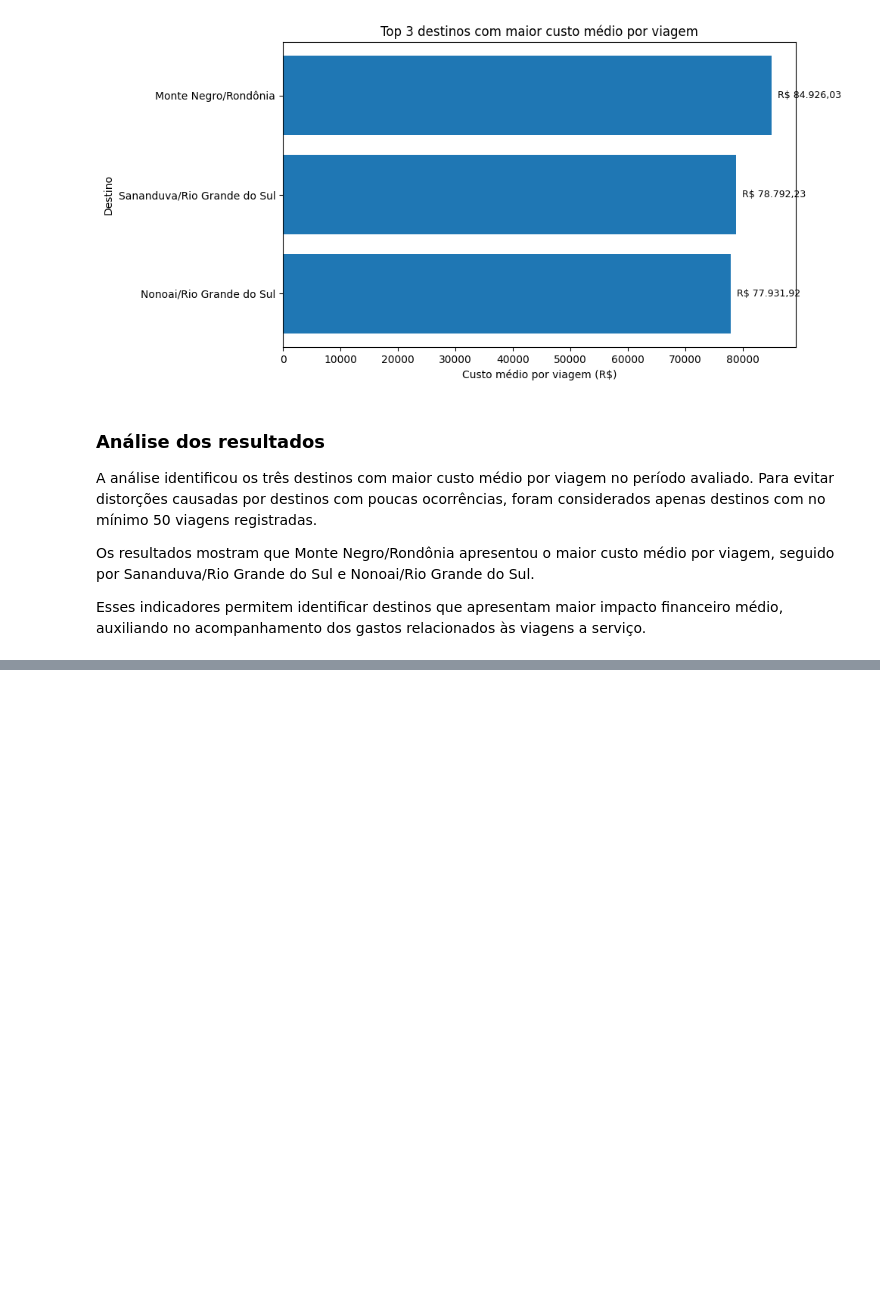
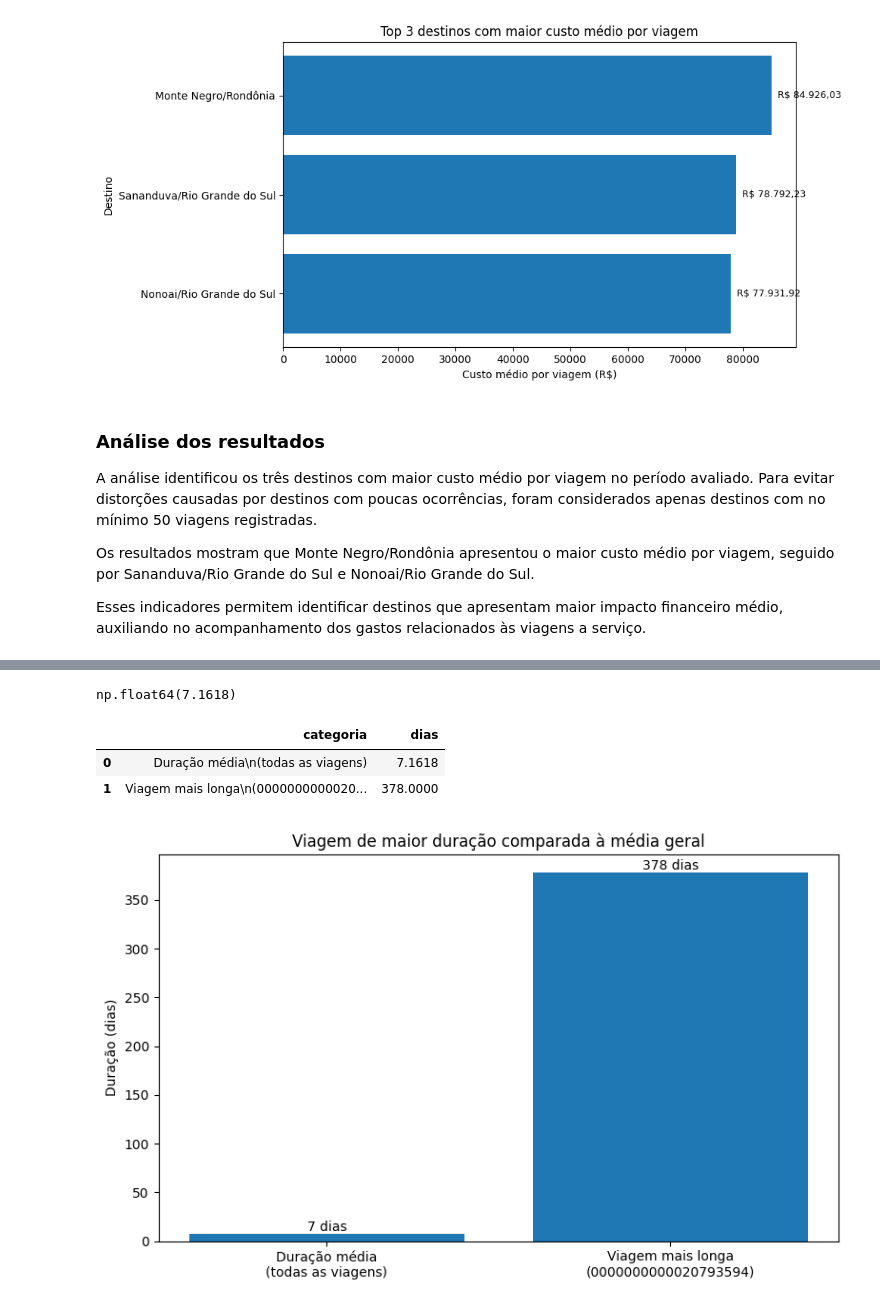
Before and after one commit to FernandaBarrosLinhares/Projeto-Final-Fernanda-Linhares, a Jupyter notebook: _MySQL/3_analise.ipynb, the cells around one changed output, grey strips where cells are left out. Saved outputs shown, nothing was run; the diff lists cells and outputs as text; code cells hidden in the pictures; blank space fills up the shorter version.

Commit message:
Pergunta numero 3, consulta, grafico e analise dos resultados.

```diff
--- a/_MySQL/3_analise.ipynb
+++ b/_MySQL/3_analise.ipynb
@@ -244,0 +248,56 @@ serviço.
+# %%
+sql_media_duracao = '''
+SELECT
+    AVG(duracao_dias) AS media_dias
+FROM silver_viagem
+WHERE valor_total > 0;
+'''
+
+media_duracao = consultar(sql_media_duracao)
+
+media_dias = media_duracao['media_dias'][0]
+
+media_dias
+# %% [output]
+np.float64(7.1618)
+# %%
+dados_grafico_q3 = pd.DataFrame({
+    'categoria': [
+        'Duração média\n(todas as viagens)',
+        'Viagem mais longa\n(' + q3['id_viagem'][0] + ')'
+    ],
+    'dias': [
+        media_dias,
+        q3['duracao_dias'][0]
+    ]
+})
+
+dados_grafico_q3
+# %% [output]
+|  | categoria | dias |
+| 0 | Duração média\n(todas as viagens) | 7.1618 |
+| 1 | Viagem mais longa\n(0000000000020... | 378.0000 |
+# %%
+fig, ax = plt.subplots(figsize=(8,5))
+
+ax.bar(
+    dados_grafico_q3['categoria'],
+    dados_grafico_q3['dias']
+)
+
+ax.set_title('Viagem de maior duração comparada à média geral')
+ax.set_ylabel('Duração (dias)')
+
+for i, valor in enumerate(dados_grafico_q3['dias']):
+    ax.text(
+        i,
+        valor,
+        f'{valor:.0f} dias',
+        ha='center',
+        va='bottom'
+    )
+
+plt.tight_layout()
+plt.show()
+# %% [output]
+[figure, added]
```
Also changed, not shown: parts of 3 cells of this notebook.
